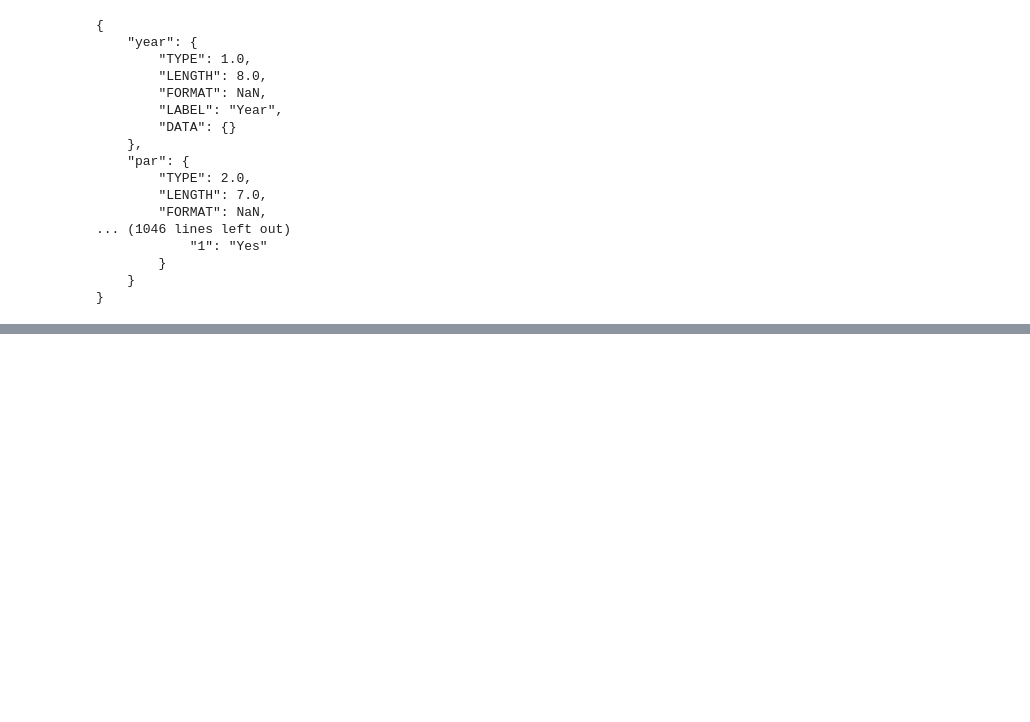
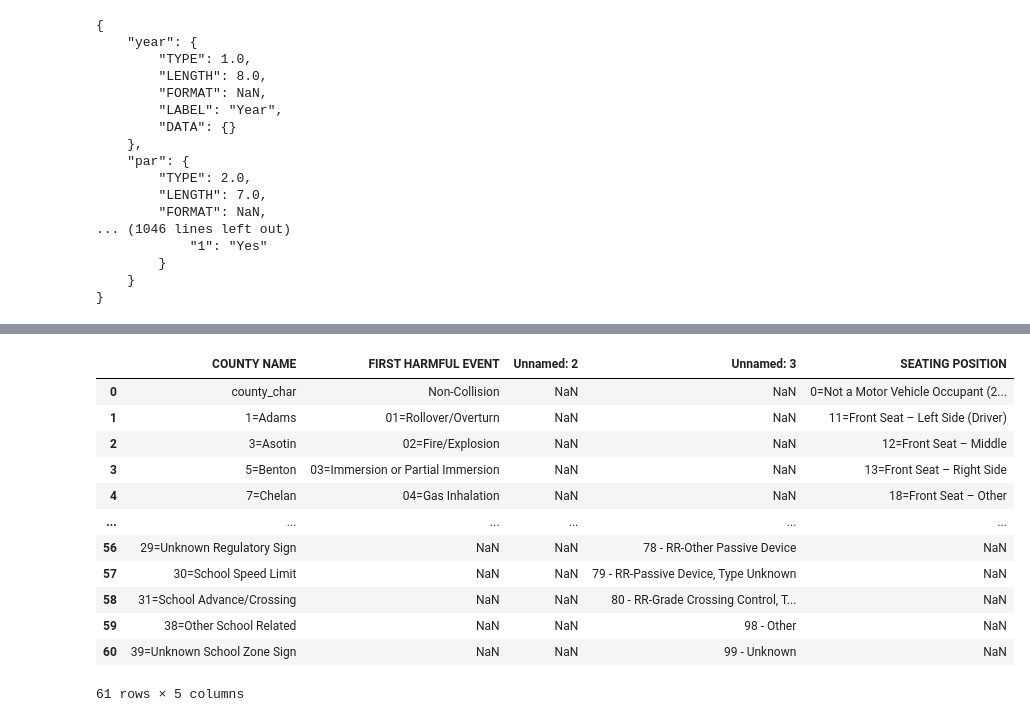
Before and after one commit to osullik/ic23050, a Jupyter notebook: DataDictionary.ipynb, the cells around one changed output, grey strips where cells are left out. Cells and saved outputs as stored; diff of their text form; code cells hidden in the pictures; blank space fills up the shorter version.

```diff
--- a/DataDictionary.ipynb
+++ b/DataDictionary.ipynb
@@ -143,0 +193,30 @@ print(json_CrashDataFile)
+# %%
+dataDict_HarmfulEvent = defaultdict(dict)                    #Build the Data Dictionary
+
+#print(Tables1.columns)
+
+#print(Tables1['COUNTY NAME'])
+
+Tables1
+
+#for idx, series in PersonDataFiles.iterrows():   #Step through each var in turn
+#  var = series['VARIABLE']
+#  typ = series['TYPE']
+#  length = series['LENGTH']
+#  format = series['FORMAT']
+#  label = series['LABEL']
+#  desc = series['DESCRIPTION/COMMENT']
+# %% [output]
+|  | COUNTY NAME | FIRST HARMFUL EVENT | Unnamed: 2 | Unnamed: 3 | SEATING POSITION |
+| 0 | county_char | Non-Collision | NaN | NaN | 0=Not a Motor Vehicle Occupant (2... |
+| 1 | 1=Adams | 01=Rollover/Overturn | NaN | NaN | 11=Front Seat – Left Side (Driver) |
+| 2 | 3=Asotin | 02=Fire/Explosion | NaN | NaN | 12=Front Seat – Middle |
+| 3 | 5=Benton | 03=Immersion or Partial Immersion | NaN | NaN | 13=Front Seat – Right Side |
+| 4 | 7=Chelan | 04=Gas Inhalation | NaN | NaN | 18=Front Seat – Other |
+| ... | ... | ... | ... | ... | ... |
+| 56 | 29=Unknown Regulatory Sign | NaN | NaN | 78 - RR-Other Passive Device | NaN |
+| 57 | 30=School Speed Limit | NaN | NaN | 79 - RR-Passive Device, Type Unknown | NaN |
+| 58 | 31=School Advance/Crossing | NaN | NaN | 80 - RR-Grade Crossing Control, T... | NaN |
+| 59 | 38=Other School Related | NaN | NaN | 98 - Other | NaN |
+| 60 | 39=Unknown School Zone Sign | NaN | NaN | 99 - Unknown | NaN |
+61 rows × 5 columns
```
Also changed, not shown: parts of 3 cells of this notebook.
